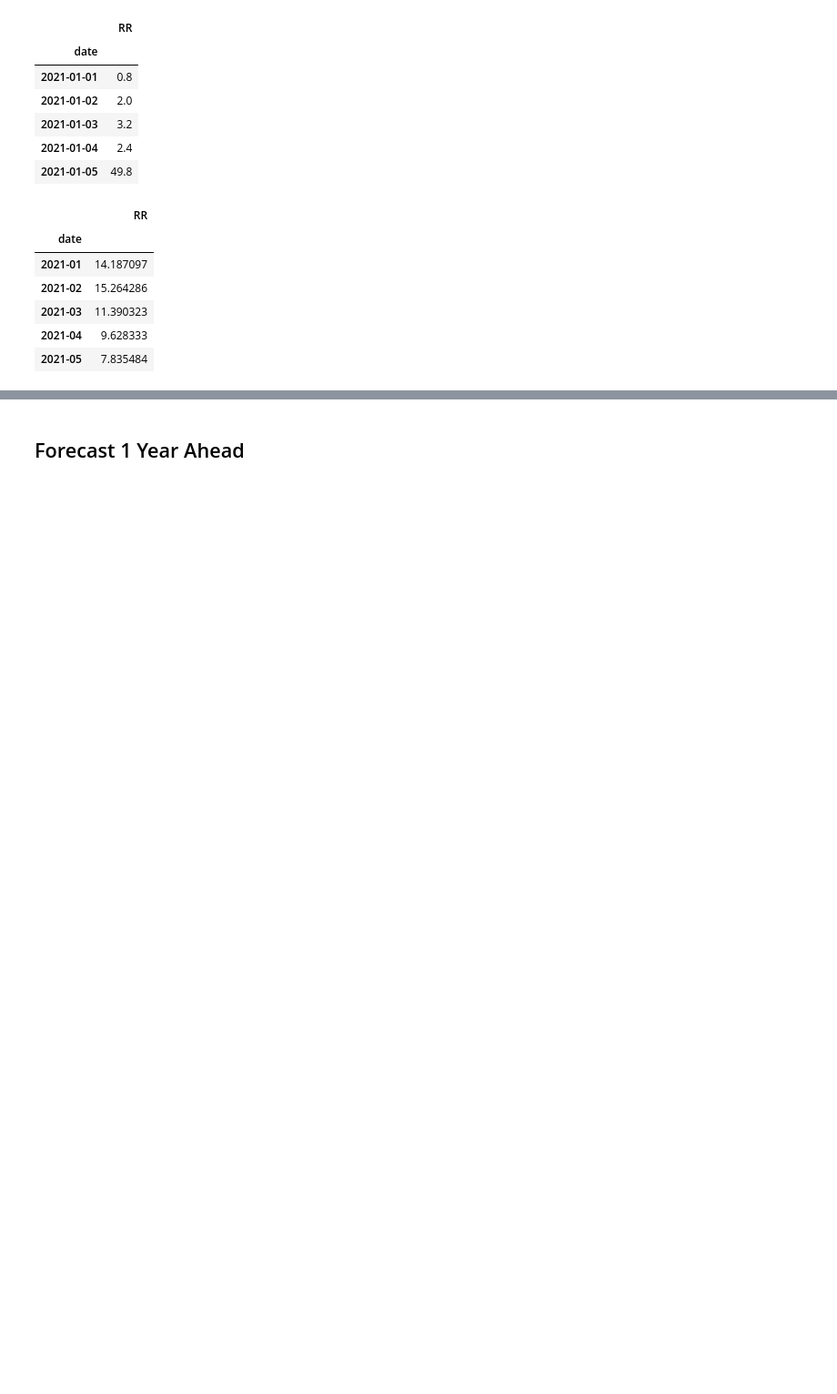
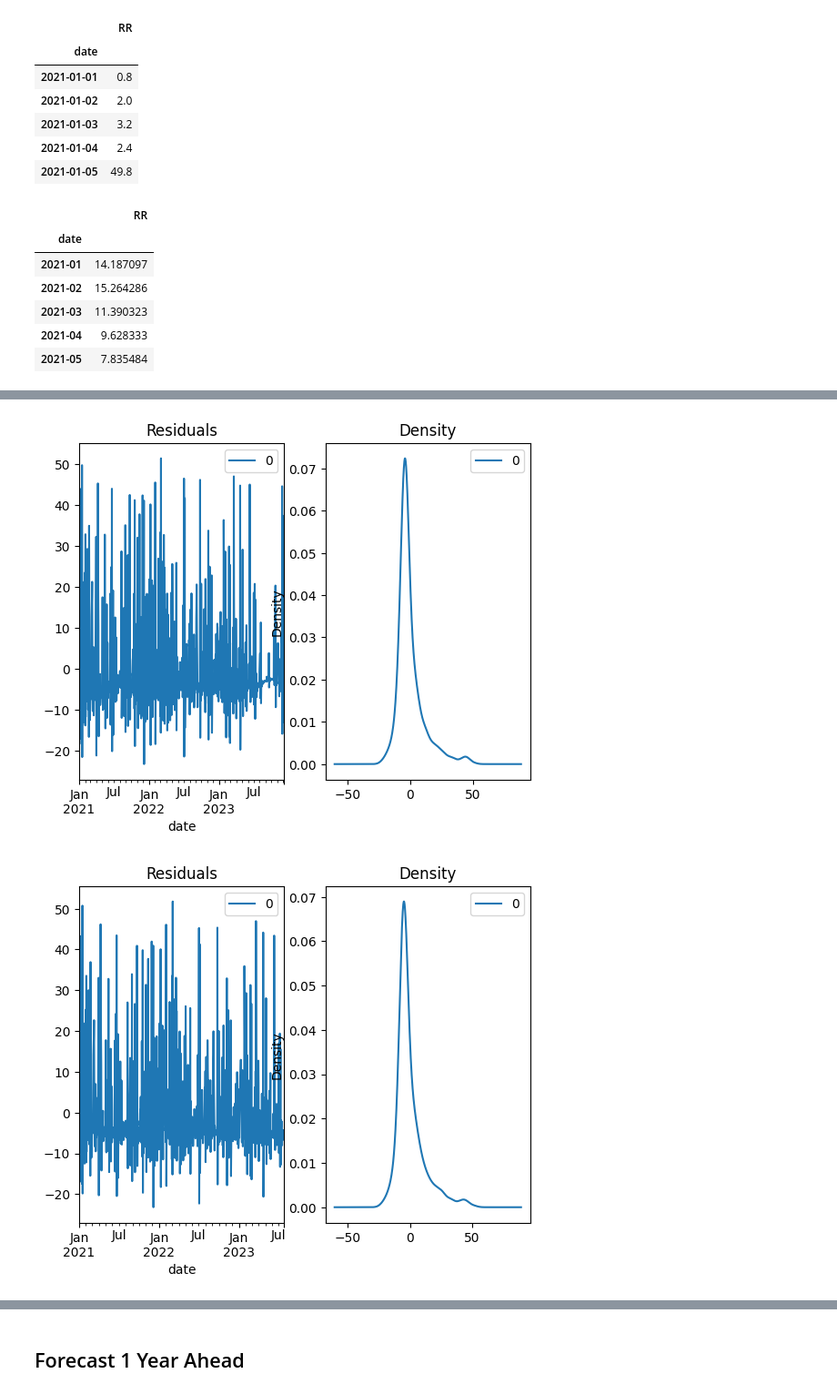
Before and after one commit to Ergiaa/A3_TheLongestNamePossibleToUse, a Jupyter notebook: deep_learning.ipynb, the cells around one changed output, grey strips where cells are left out. Shown at 91% size. Saved outputs shown, nothing was run; the diff lists cells and outputs as text; code cells hidden in the pictures; blank space fills up the shorter version.

```diff
--- a/deep_learning.ipynb
+++ b/deep_learning.ipynb
@@ -379,5 +247,0 @@ Best ARIMA model: ARIMA(4, 0, 2) with AIC: 7203.911865956723
-# %%
-from statsmodels.tsa.arima.model import ARIMA
-model = ARIMA(df_train_arima, order = best_pdq)
-model_fit = model.fit()
-print(model_fit.summary())
@@ -523,0 +416,19 @@ Hybrid Model - MSE: 155.0181, MAE: 9.8633, MAPE: inf, R²: -0.0254
+# %%
+from statsmodels.tsa.arima.model import ARIMA
+
+models = []
+
+for res in result:
+    df_train: pd.DataFrame = df_train_list[res['i']]
+
+    # Convert best_pdq to a tuple to ensure it's treated as such
+    best_pdq: tuple[int, int, int] = (int(res['best_pdq'][0]), int(res['best_pdq'][1]), int(res['best_pdq'][2]))  # Explicitly cast to a tuple
+
+    # Create ARIMA model with the tuple (p, d, q) as order
+    model = ARIMA(df_train, order=best_pdq)
+    model_fit = model.fit()
+
+    # Store the fitted model and print the summary
+    models.append(model_fit)
+    print(f'Model for dataset {res["i"]}')
+    print(model_fit.summary())
@@ -523,0 +487,15 @@ Hybrid Model - MSE: 155.0181, MAE: 9.8633, MAPE: inf, R²: -0.0254
+# %%
+import matplotlib.pyplot as plt
+
+residuals = []
+
+for m in models:
+    res = pd.DataFrame(m.resid)
+    residuals.append(res)
+    fig, ax = plt.subplots(1,2)
+    res.plot(title = 'Residuals', ax = ax[0])
+    res.plot(kind = 'kde', title = 'Density', ax = ax[1])
+    plt.show()
+# %% [output]
+[figure, added]
+[figure, added]
```
Also changed, not shown: parts of 55 cells of this notebook, 1 other file.
